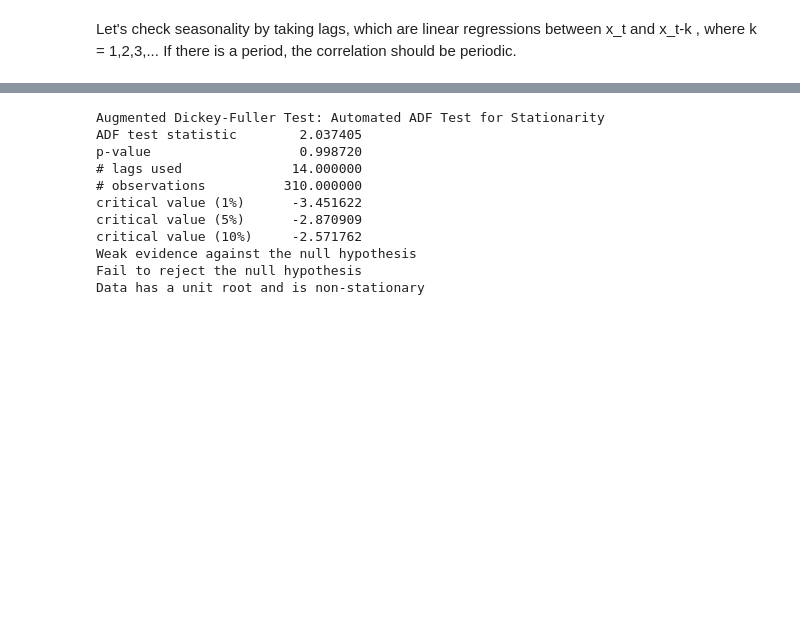
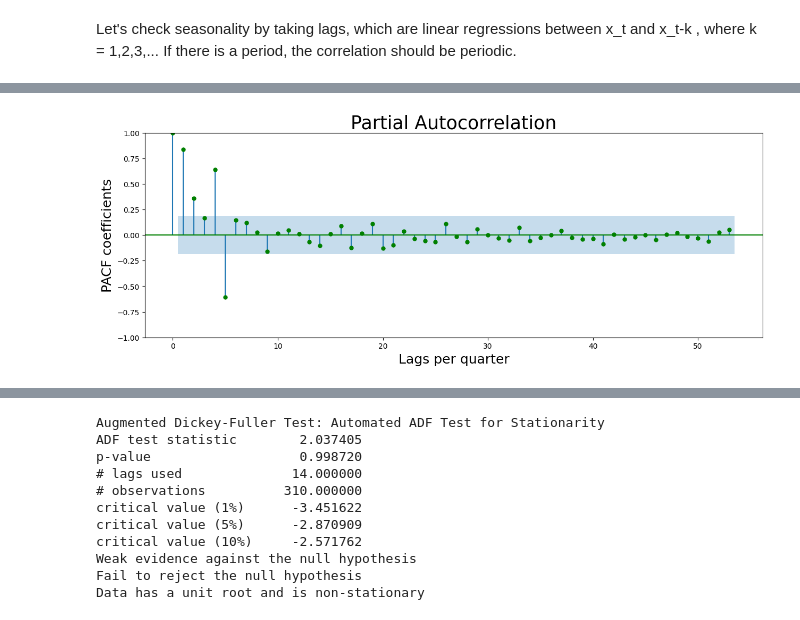
Before and after one commit to ivheredia/Time-Series-Forecast, a Jupyter notebook: Forecast_sales.ipynb, the cells around one changed output, grey strips where cells are left out. Drawn from its saved outputs; the diff is of its cells as text; code cells hidden in the pictures; blank space fills up the shorter version.

```diff
--- a/Forecast_sales.ipynb
+++ b/Forecast_sales.ipynb
@@ -304,0 +295,10 @@ Two more test of NOT stationarity:
+# %%
+fig = plt.figure(figsize=(15,5))
+ax = fig.add_subplot(111)
+st.graphics.tsaplots.plot_pacf(df.asfreq(freq ='3MS')["Sales"].dropna(), lags = np.arange(108/2), c='g', ax = ax);
+plt.ylabel('PACF coefficients',horizontalalignment="center",fontstyle = "normal", fontsize = 18, fontfamily = "sans-serif")
+plt.xlabel('Lags per quarter',horizontalalignment="center",fontstyle = "normal", fontsize = 18, fontfamily = "sans-serif")
+plt.title('Partial Autocorrelation',horizontalalignment="center", fontstyle = "normal", fontsize = 25, fontfamily = "sans-serif")
+ax.autoscale(enable=True, axis='x', tight=False)
+# %% [output]
+[figure, added]
```
Also changed, not shown: parts of 35 cells of this notebook.
